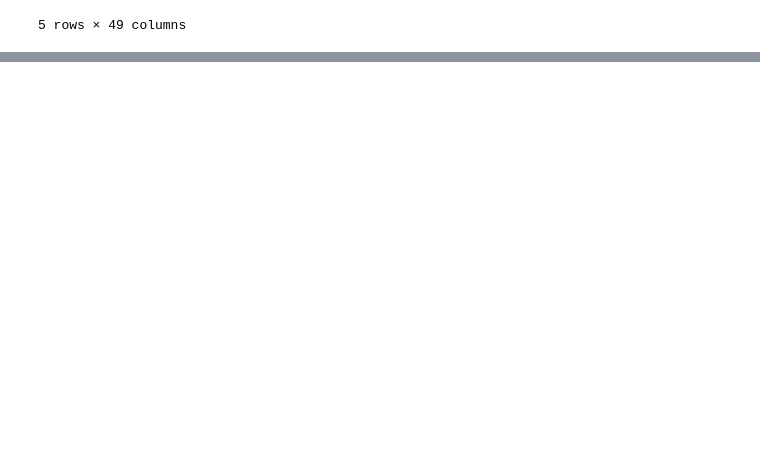
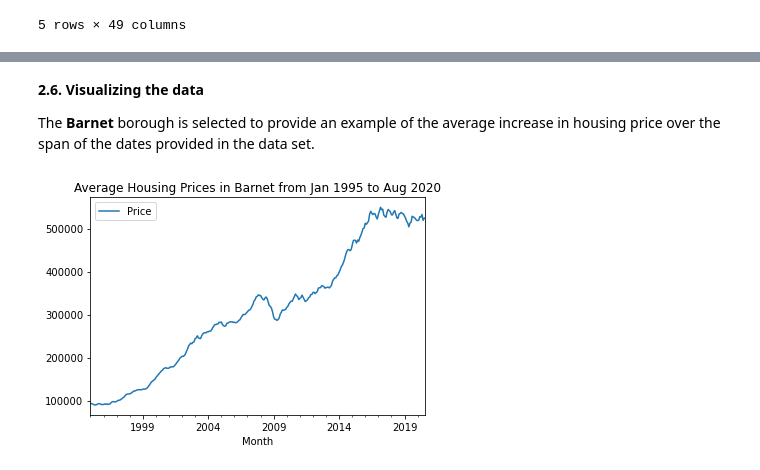
Before and after one commit to bmensah/springboard, a Jupyter notebook: [Bradley_Mensah]_Unit4_Challenge-Tier3.ipynb, the cells around one changed output, grey strips where cells are left out. Cells and saved outputs as stored; diff of their text form; code cells hidden in the pictures; blank space fills up the shorter version.

Commit message:
Completed data cleaning and visualization.

```diff
--- a/[Bradley_Mensah]_Unit4_Challenge-Tier3.ipynb
+++ b/[Bradley_Mensah]_Unit4_Challenge-Tier3.ipynb
@@ -195,0 +156,10 @@ We hope you enjoyed this practical project. It should have consolidated your dat
+# %%
+properties.info()
+null_rows = properties[properties.isna().any(axis=1)]
+print(null_rows)
+print('\n=========================')
+print('Remove null values:\n')
+properties = properties.dropna(subset=['Price'])
+null_rows = properties[properties.isna().any(axis=1)]
+print(null_rows)
+properties.info()
@@ -195,0 +184,10 @@ We hope you enjoyed this practical project. It should have consolidated your dat
+# %% [markdown]
+**2.6. Visualizing the data**
+
+The **Barnet** borough is selected to provide an example of the average increase in housing price over the span of the dates provided in the data set.
+# %%
+barnet = properties[properties['Borough'] == 'Barnet']
+barnet.plot(title='Average Housing Prices in Barnet from Jan 1995 to Aug 2020', x='Month', y='Price')
+plt.show()
+# %% [output]
+[figure, added]
```
Also changed, not shown: parts of 28 cells of this notebook.
